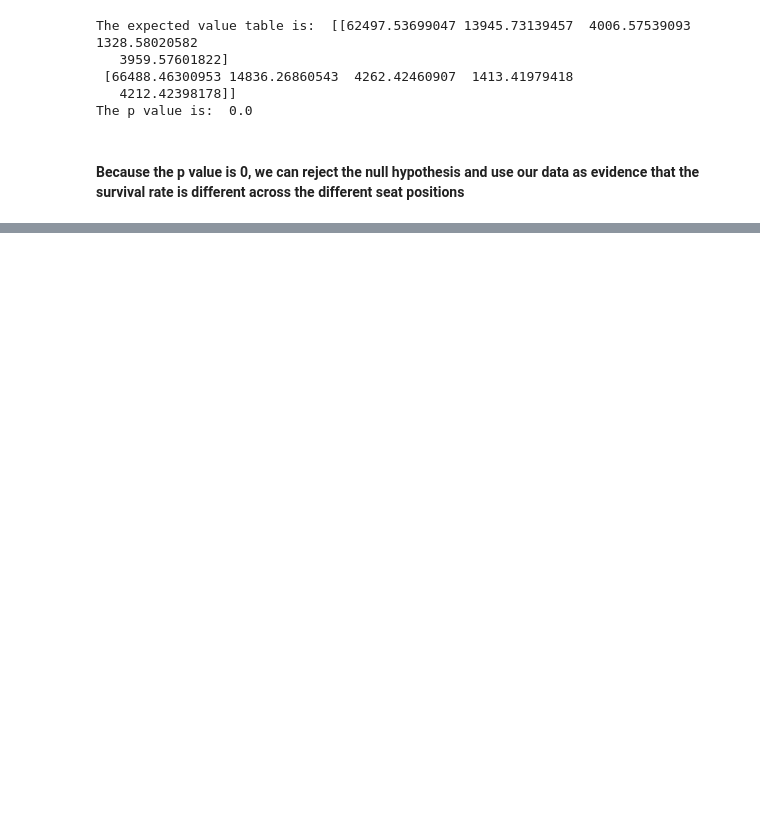
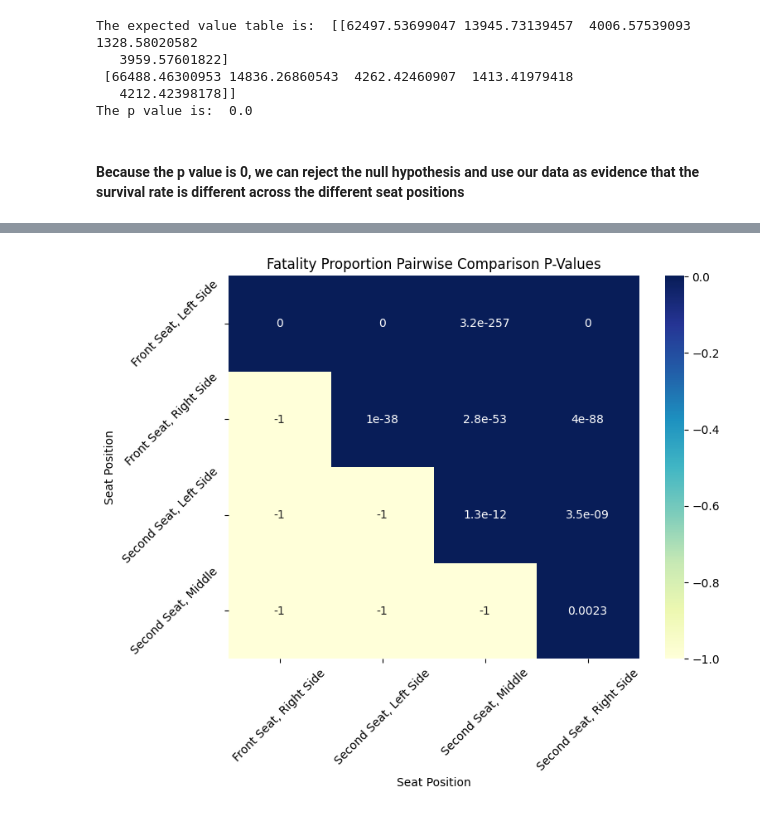
Before and after one commit to dcheung0720/Data-Wizards-1, a Jupyter notebook: Analysis/CrashAnalysis.ipynb, the cells around one changed output, grey strips where cells are left out. Drawn from its saved outputs; the diff is of its cells as text; code cells hidden in the pictures; blank space fills up the shorter version.

```diff
--- a/Analysis/CrashAnalysis.ipynb
+++ b/Analysis/CrashAnalysis.ipynb
@@ -163,0 +174,51 @@ The p value is:  0.0
+# %%
+from statsmodels.stats.proportion import proportions_ztest
+#seat_labels
+seat_labels = df_seat_pos["Seat Pos"].unique()
+seat_labels.sort()
+
+#get the counts of fatal and non fatal for each seat position
+y_data = {
+    "Fatal": [len(df_seat_pos[(df_seat_pos["Seat Pos"] == pos) & (df_seat_pos["Is Fatal"] == True)]) for pos in seat_labels],
+    "Non-Fatal": [len(df_seat_pos[(df_seat_pos["Seat Pos"] == pos) & (df_seat_pos["Is Fatal"] == False)]) for pos in seat_labels]
+}
+
+fatal_data = y_data["Fatal"]
+non_fatal_data = y_data["Non-Fatal"]
+
+row_comparisons = []
+for i in range(len(fatal_data) - 1):
+    comparisons = [-1 for i in range(len(fatal_data) - 1)]
+    for j in range(i + 1, len(fatal_data)):
+
+        # counts of 'success' for first seat position
+        nob1 = fatal_data[i] + non_fatal_data[i]
+        p1_counts = fatal_data[i]
+
+        # counts of 'success' for second seat position
+        nob2 = fatal_data[j] + non_fatal_data[j]
+        p2_counts = fatal_data[j]
+
+        # combined the successes in the seat positions
+        nobs = np.asarray([nob1, nob2])
+        counts = np.asarray([p1_counts, p2_counts])
+
+        # perform 2 proportion z test
+        stat, pval = proportions_ztest(counts, nobs)
+
+        # store the pvalue in the array
+        comparisons[j - 1] = pval
+
+    row_comparisons.append(comparisons)
+
+fig = plt.figure(figsize= (8, 6))
+
+sns.heatmap(row_comparisons, annot = True, cmap="YlGnBu")
+plt.title("Fatality Proportion Pairwise Comparison P-Values")
+plt.xlabel("Seat Position")
+plt.xticks([x+.5 for x in range(4)], seat_labels[1:], rotation = 45)
+plt.ylabel("Seat Position")
+plt.yticks([x + .5 for x in range(4)], seat_labels[:-1], rotation = 45)
+plt.show()
+# %% [output]
+[figure, added]
```
Also changed, not shown: parts of 3 cells of this notebook.
